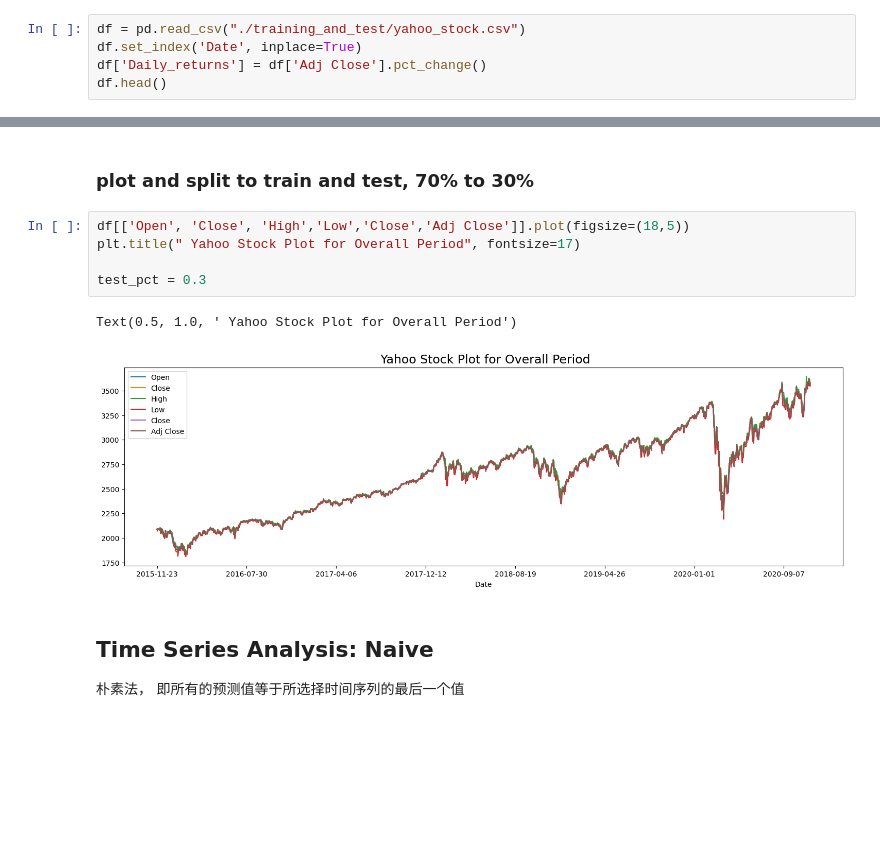
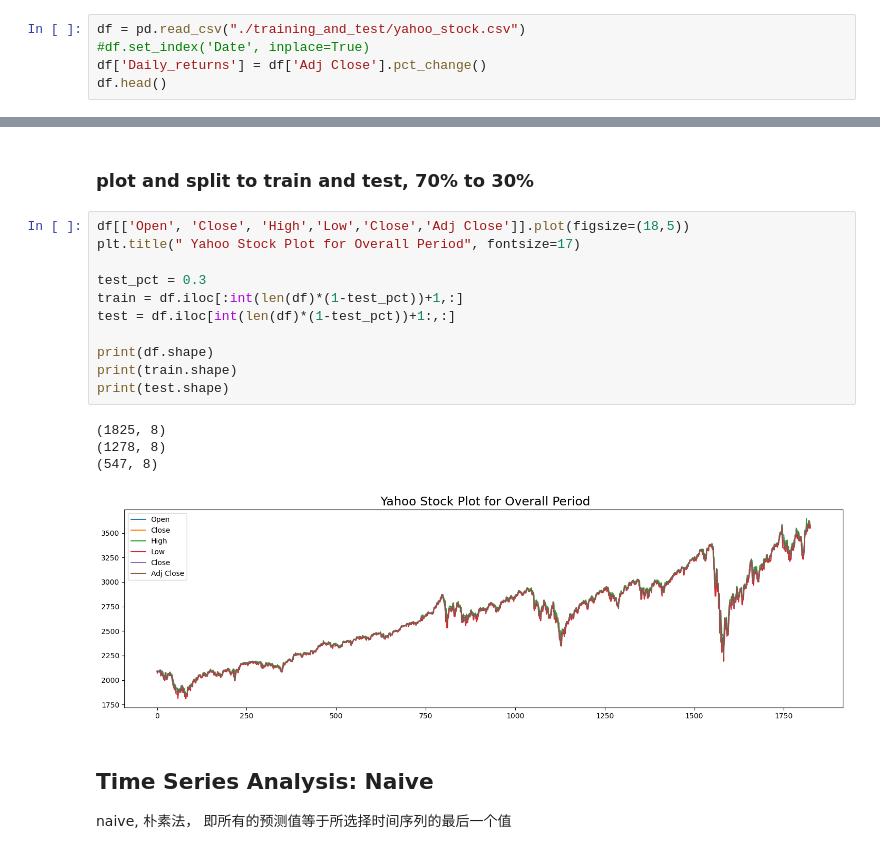
Before and after one commit to KenBitSalt/trade2023, a Jupyter notebook: modelbuilding/timeseries.ipynb, the cells around one changed output, grey strips where cells are left out. Drawn from its saved outputs; the diff is of its cells as text; blank space fills up the shorter version.

```diff
--- a/modelbuilding/timeseries.ipynb
+++ b/modelbuilding/timeseries.ipynb
@@ -12,7 +12,7 @@ import seaborn as sns
 ### read and preminant time series analysis
 # %%
 df = pd.read_csv("./training_and_test/yahoo_stock.csv")
-df.set_index('Date', inplace=True)
+#df.set_index('Date', inplace=True)
 df['Daily_returns'] = df['Adj Close'].pct_change()
 df.head()
 # %% [output]
@@ -28,11 +27,19 @@ df.head()
 # %%
 df[['Open', 'Close', 'High','Low','Close','Adj Close']].plot(figsize=(18,5))
 plt.title(" Yahoo Stock Plot for Overall Period", fontsize=17)
 
 test_pct = 0.3
+train = df.iloc[:int(len(df)*(1-test_pct))+1,:]
+test = df.iloc[int(len(df)*(1-test_pct))+1:,:]
+
+print(df.shape)
+print(train.shape)
+print(test.shape)
 # %% [output]
-Text(0.5, 1.0, ' Yahoo Stock Plot for Overall Period')
+(1825, 8)
+(1278, 8)
+(547, 8)
-[figure, old version]
+[figure, new version]
 # %% [markdown]
 ## Time Series Analysis: Naive
-朴素法， 即所有的预测值等于所选择时间序列的最后一个值
+naive, 朴素法， 即所有的预测值等于所选择时间序列的最后一个值
```
Also changed, not shown: parts of 2 cells of this notebook, 1 other file.
